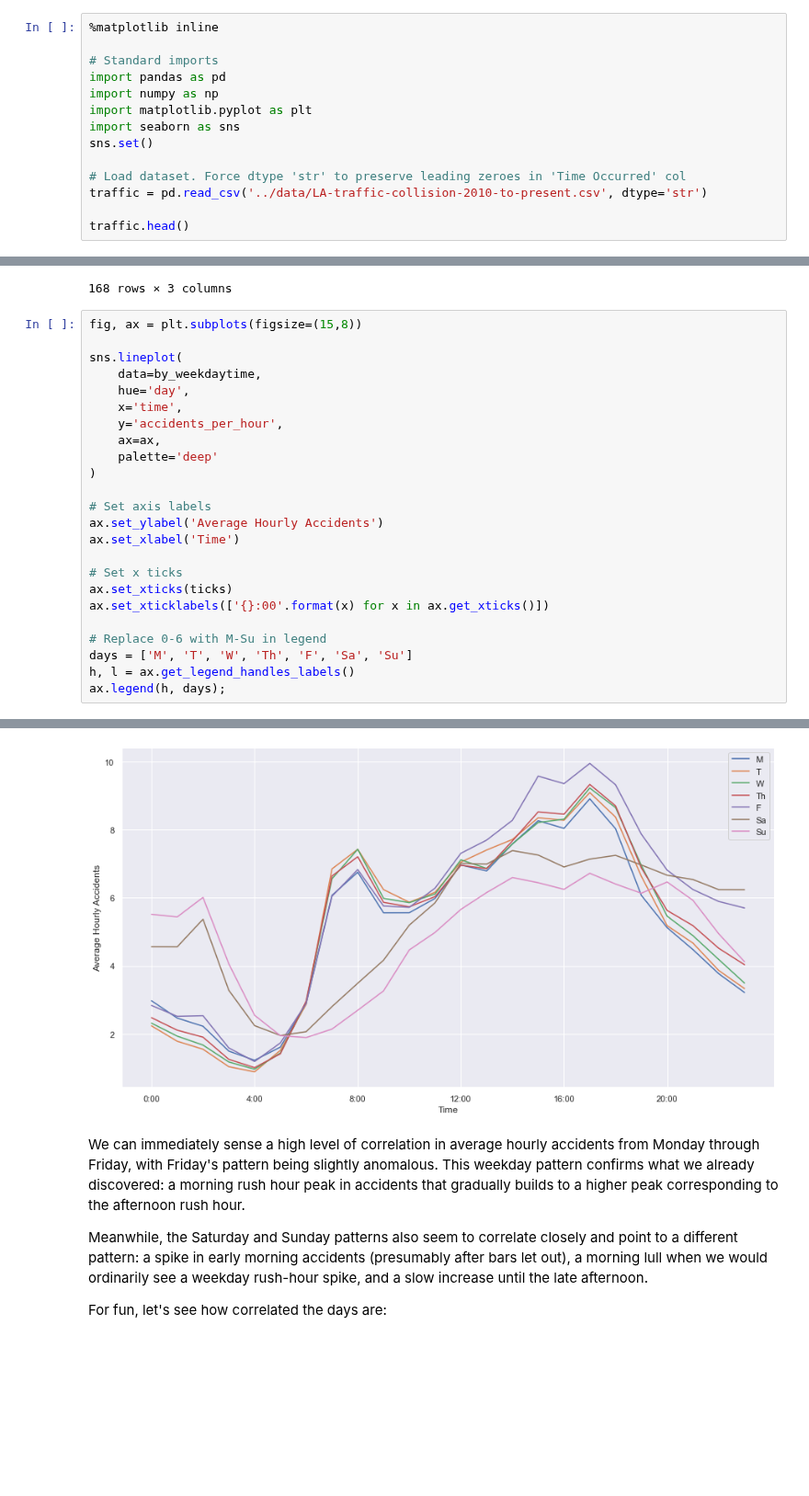
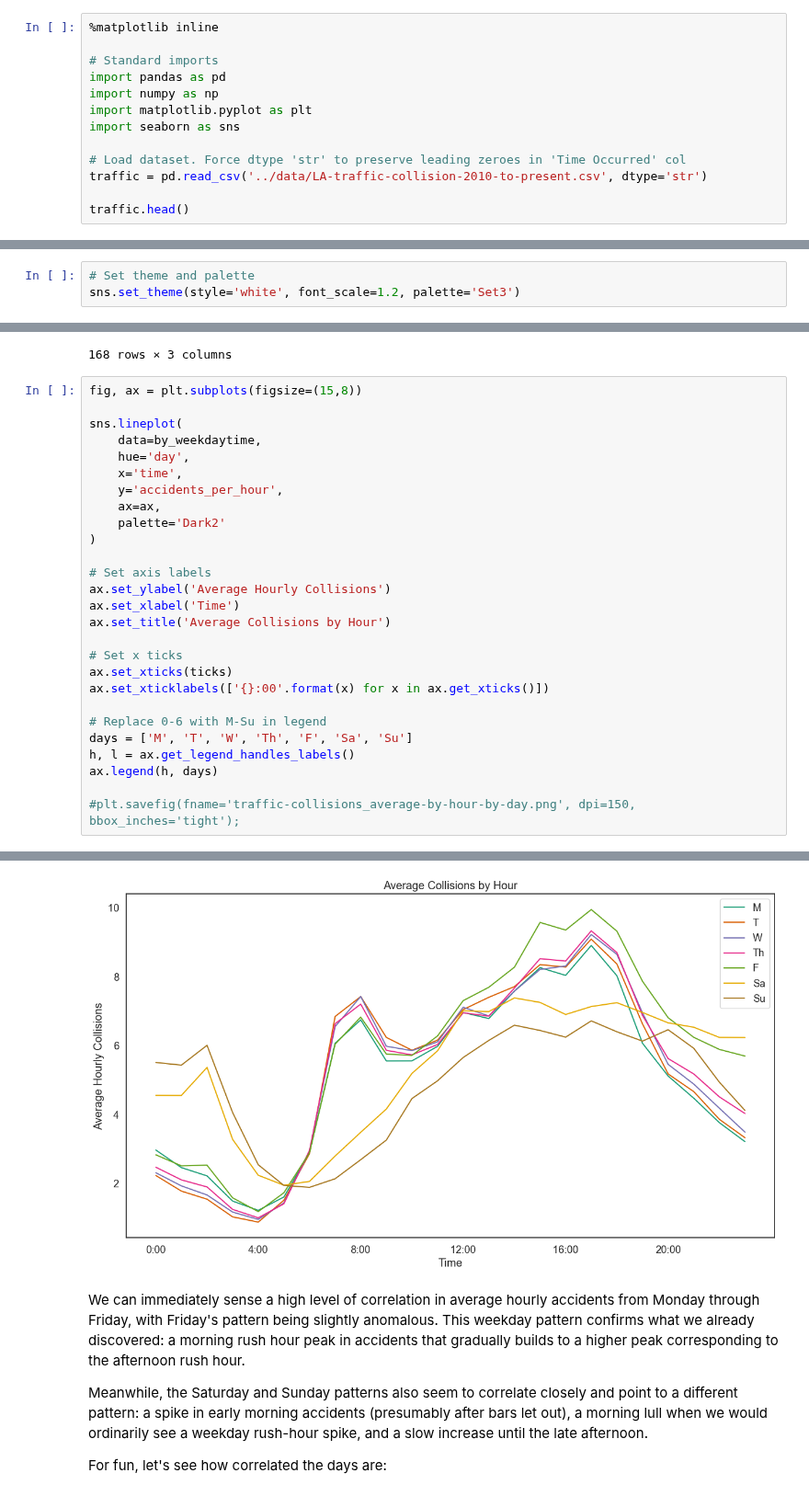
Before and after one commit to zrottman/data-exploration, a Jupyter notebook: LA_traffic_accidents/01_collisions_times.ipynb, the cells around one changed output, grey strips where cells are left out. Shown at 92% size. Cells and saved outputs as stored; diff of their text form; blank space fills up the shorter version.

```diff
--- a/LA_traffic_accidents/01_collisions_times.ipynb
+++ b/LA_traffic_accidents/01_collisions_times.ipynb
@@ -12,7 +12,6 @@ import pandas as pd
 import numpy as np
 import matplotlib.pyplot as plt
 import seaborn as sns
-sns.set()
 
 # Load dataset. Force dtype 'str' to preserve leading zeroes in 'Time Occurred' col
 traffic = pd.read_csv('../data/LA-traffic-collision-2010-to-present.csv', dtype='str')
@@ -148,6 +173,9 @@ by_month
 151 rows × 1 columns
 # %% [markdown]
 Let's resample daily and take a look at a chart:
+# %%
+# Set theme and palette
+sns.set_theme(style='white', font_scale=1.2, palette='Set3')
 # %%
 by_day = data.resample('D').sum()
 
@@ -245,12 +294,13 @@ sns.lineplot(
     x='time',
     y='accidents_per_hour',
     ax=ax,
-    palette='deep'
+    palette='Dark2'
 )
 
 # Set axis labels
-ax.set_ylabel('Average Hourly Accidents')
+ax.set_ylabel('Average Hourly Collisions')
 ax.set_xlabel('Time')
+ax.set_title('Average Collisions by Hour')
 
 # Set x ticks
 ax.set_xticks(ticks)
@@ -259,5 +309,7 @@ ax.set_xticklabels(['{}:00'.format(x) for x in ax.get_xticks()])
 # Replace 0-6 with M-Su in legend
 days = ['M', 'T', 'W', 'Th', 'F', 'Sa', 'Su']
 h, l = ax.get_legend_handles_labels()
-ax.legend(h, days);
+ax.legend(h, days)
+
+#plt.savefig(fname='traffic-collisions_average-by-hour-by-day.png', dpi=150, bbox_inches='tight');
 # %% [output]
@@ -264,4 +317,4 @@ ax.legend(h, days);
-[figure, old version]
+[figure, new version]
 # %% [markdown]
 We can immediately sense a high level of correlation in average hourly accidents from Monday through Friday, with Friday's pattern being slightly anomalous. This weekday pattern confirms what we already discovered: a morning rush hour peak in accidents that gradually builds to a higher peak corresponding to the afternoon rush hour.
 
```
Also changed, not shown: parts of 10 cells of this notebook.
